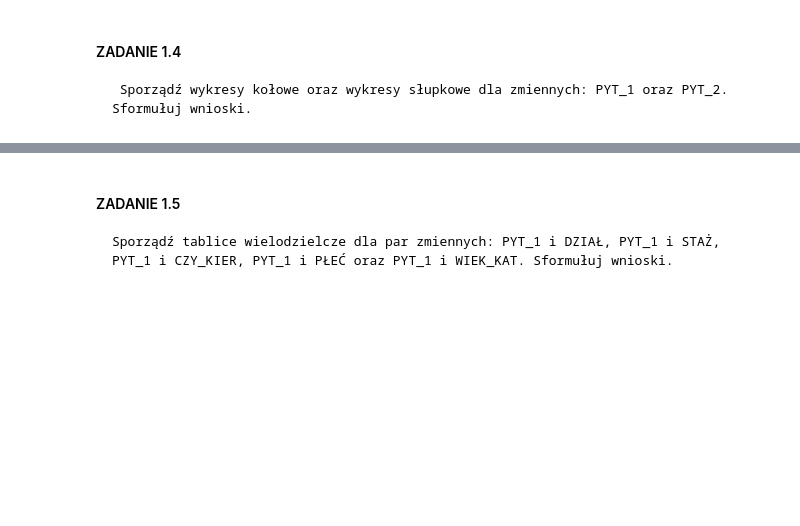
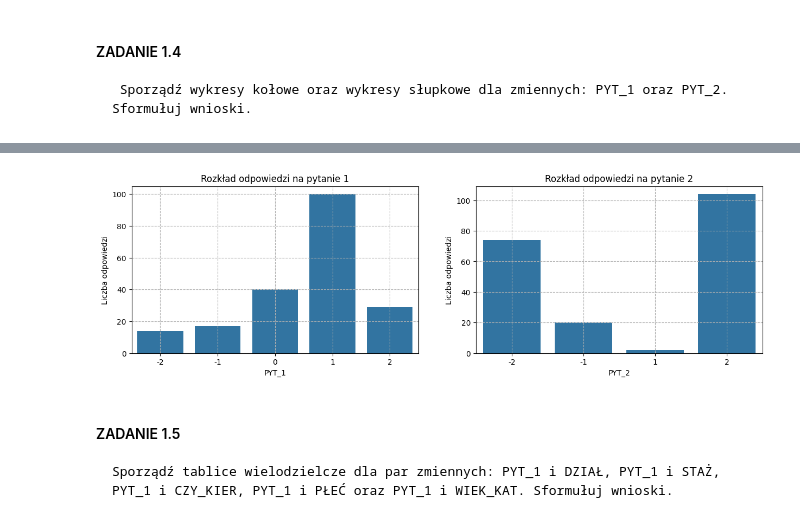
Before and after one commit to Jagaxxx/ADA_raporty, a Jupyter notebook: raport1/raport_l1.ipynb, the cells around one changed output, grey strips where cells are left out. Drawn from its saved outputs; the diff is of its cells as text; code cells hidden in the pictures; blank space fills up the shorter version.

```diff
--- a/raport1/raport_l1.ipynb
+++ b/raport1/raport_l1.ipynb
@@ -27,3 +154,21 @@ import plot_likert
+# %%
+plt.figure(figsize=(15,4))
+
+plt.subplot(1,2,1)
+sns.countplot(x="PYT_1", data=data)
+plt.title('Rozkład odpowiedzi na pytanie 1')
+plt.ylabel('Liczba odpowiedzi')
+plt.grid(True, linestyle='--')
+
+plt.subplot(1,2,2)
+sns.countplot(x="PYT_2", data=data)
+plt.title('Rozkład odpowiedzi na pytanie 2')
+plt.ylabel('Liczba odpowiedzi')
+plt.grid(True, linestyle='--')
+
+plt.show()
+# %% [output]
+[figure, added]
 # %% [markdown]
 #### ZADANIE 1.5
     Sporządź tablice wielodzielcze dla par zmiennych: PYT_1 i DZIAŁ, PYT_1 i STAŻ, PYT_1 i CZY_KIER, PYT_1 i PŁEĆ oraz PYT_1 i WIEK_KAT. Sformułuj wnioski.
```
Also changed, not shown: parts of 41 cells of this notebook.
